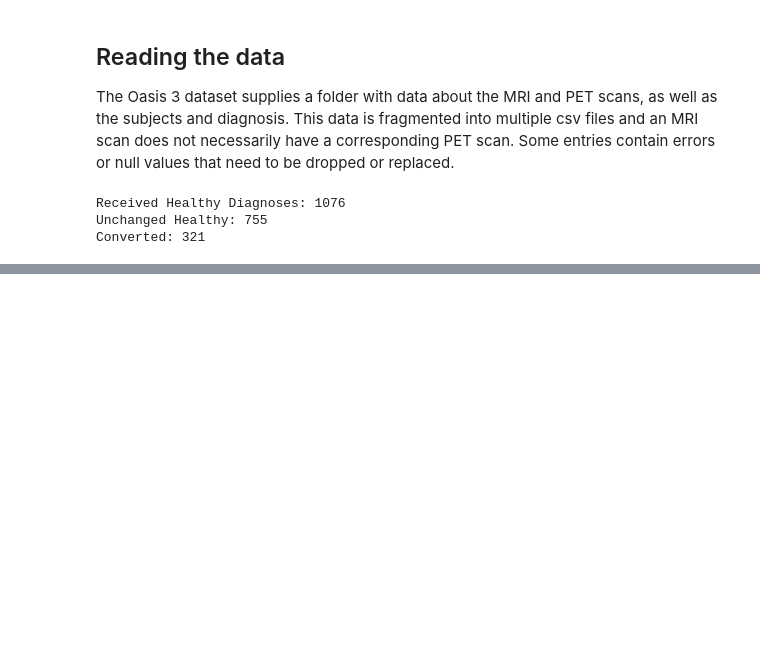
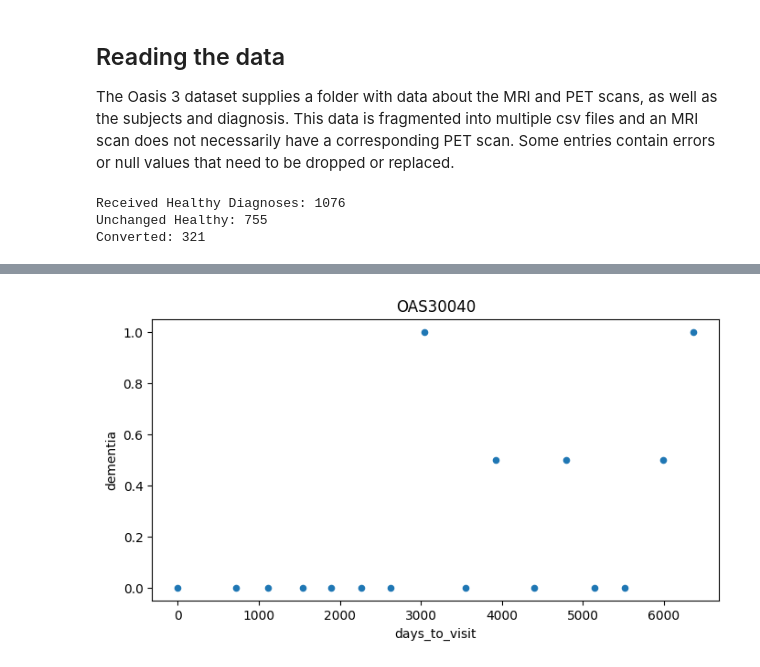
Before and after one commit to backfootdrive/Multimodal-Deep-Learning-for-Dementia-Classification, a Jupyter notebook: src/dataset.ipynb, the cells around one changed output, grey strips where cells are left out. Cells and saved outputs as stored; diff of their text form; code cells hidden in the pictures; blank space fills up the shorter version.

```diff
--- a/src/dataset.ipynb
+++ b/src/dataset.ipynb
@@ -145,0 +131,11 @@ Unc: impair reversible
+# %%
+import matplotlib.pyplot as plt
+
+subj = 'OAS30040'
+(dementia_data.groupby('OASISID')
+    .get_group(subj)
+    .replace({True: 1, False: 0})
+    .plot.scatter(x='days_to_visit', y='dementia', title=subj, figsize=(8,4)))
+plt.show()
+# %% [output]
+[figure, added]
```
Also changed, not shown: parts of 2 cells of this notebook.
